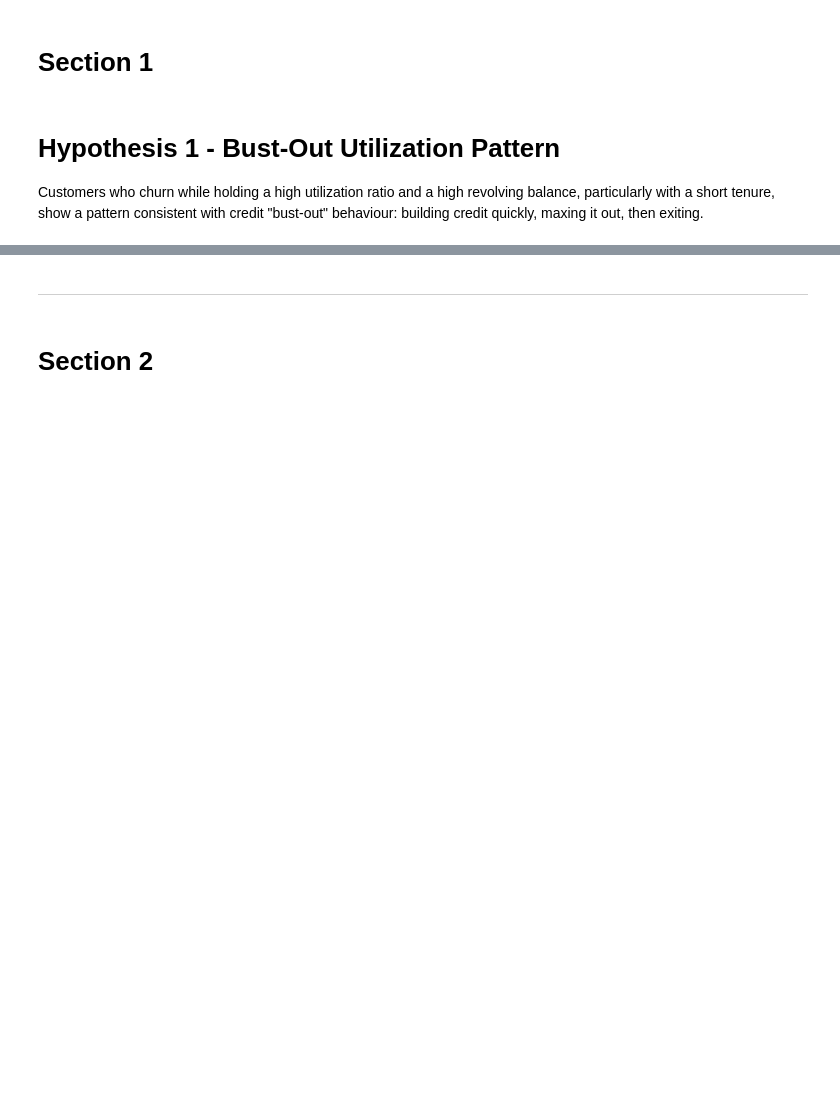
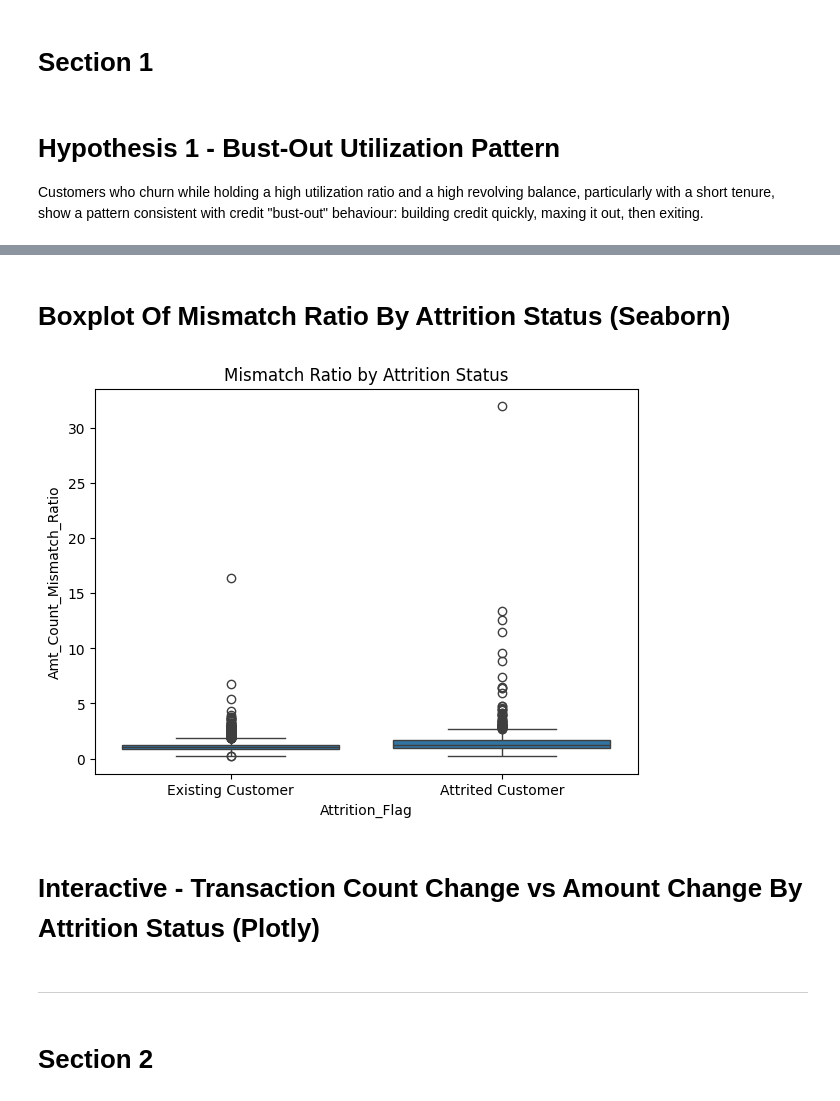
Before and after one commit to Haroon-Code-2026/Credit-Cards-Analysis, a Jupyter notebook: jupyter_notebooks/Data_Visualisation.ipynb, the cells around one changed output, grey strips where cells are left out. Saved outputs shown, nothing was run; the diff lists cells and outputs as text; code cells hidden in the pictures; blank space fills up the shorter version.

```diff
--- a/jupyter_notebooks/Data_Visualisation.ipynb
+++ b/jupyter_notebooks/Data_Visualisation.ipynb
@@ -68,0 +143,11 @@ building credit quickly, maxing it out, then exiting.
+# %% [markdown]
+# Boxplot Of Mismatch Ratio By Attrition Status (Seaborn)
+# %%
+plt.figure(figsize=(7, 5))
+sns.boxplot(data=df_clean, x='Attrition_Flag', y='Amt_Count_Mismatch_Ratio')
+plt.title('Mismatch Ratio by Attrition Status')
+plt.show()
+# %% [output]
+[figure, added]
+# %% [markdown]
+# Interactive - Transaction Count Change vs Amount Change By Attrition Status (Plotly)
```
Also changed, not shown: parts of 20 cells of this notebook.
